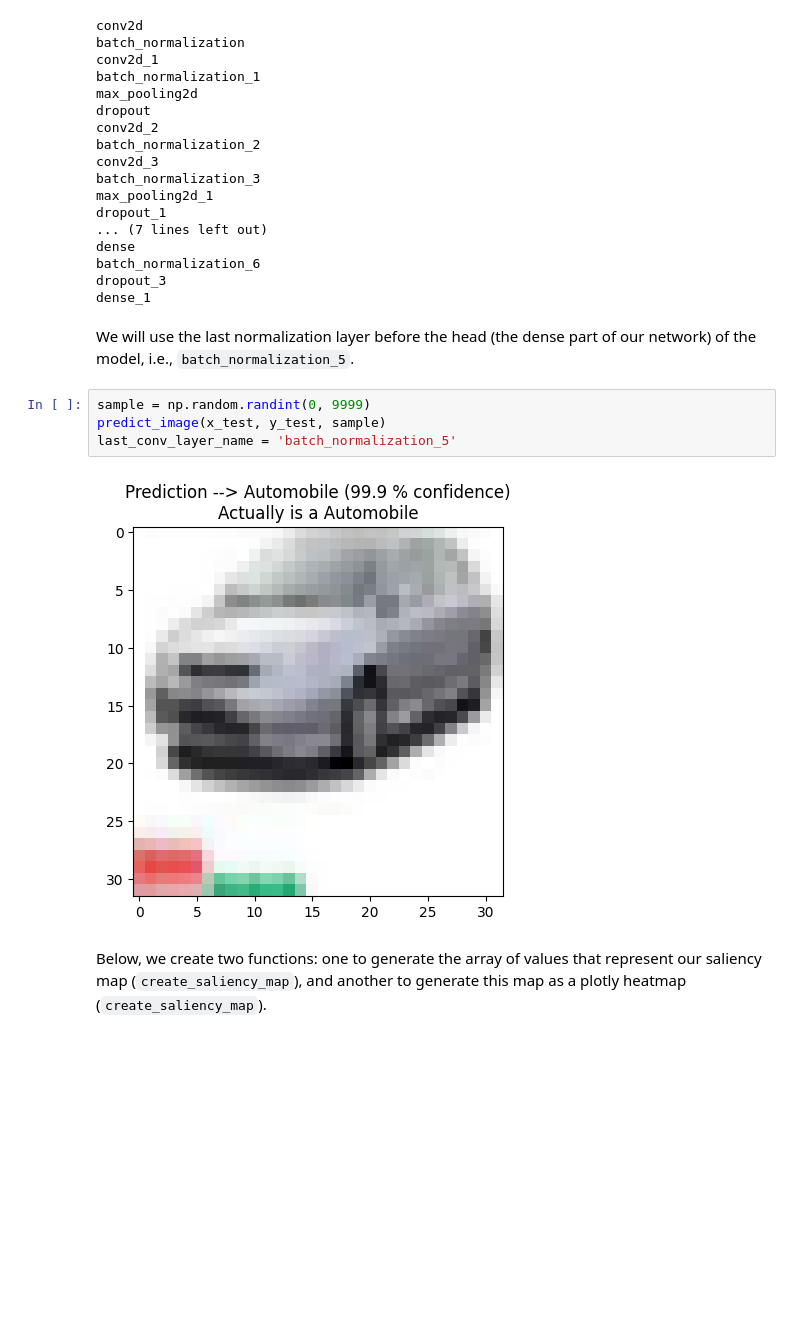
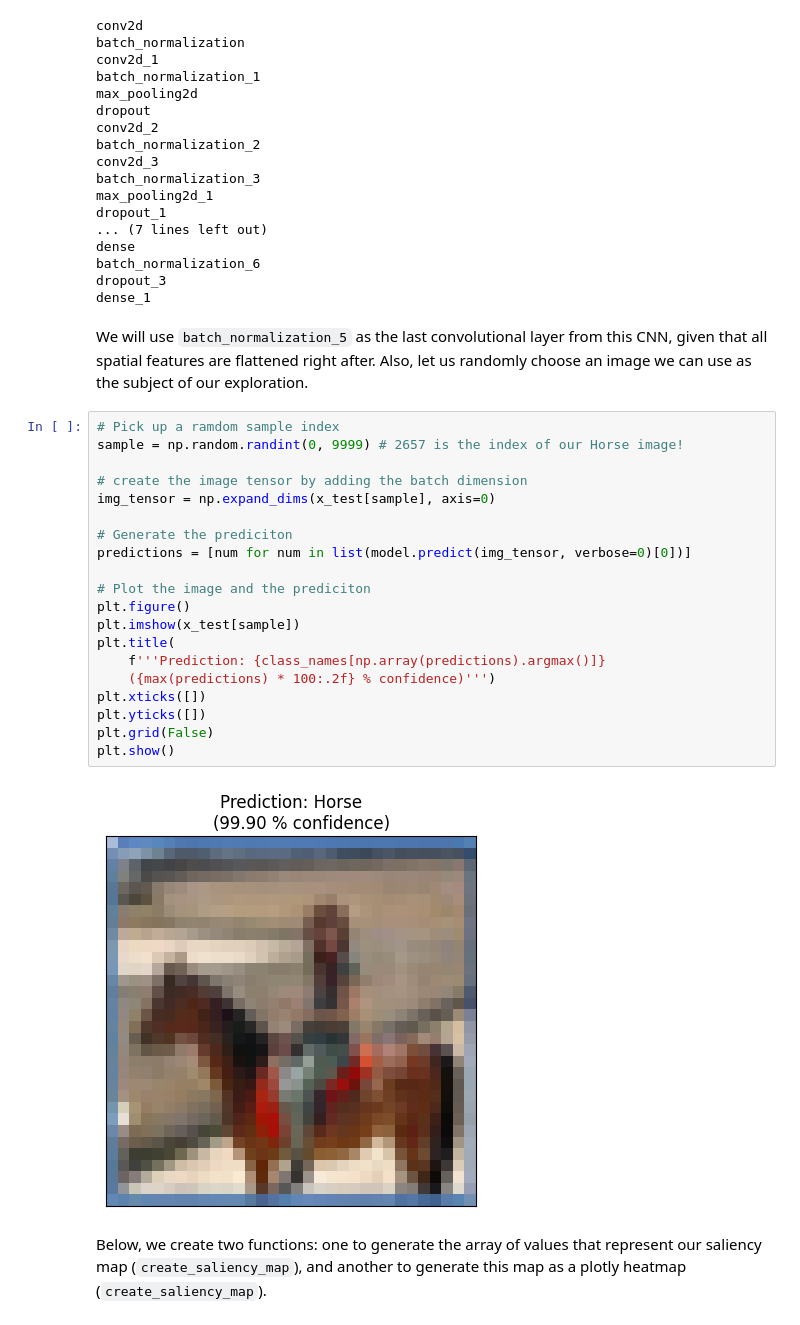
Before and after one commit to Nkluge-correa/TeenyTinyCastle, a Jupyter notebook: ML-Explainability/CV/CNN_attribution_maps.ipynb, the cells around one changed output. Drawn from its saved outputs; the diff is of its cells as text; blank space fills up the shorter version.

```diff
--- a/ML-Explainability/CV/CNN_attribution_maps.ipynb
+++ b/ML-Explainability/CV/CNN_attribution_maps.ipynb
@@ -128,14 +126,30 @@ dense
 batch_normalization_6
 dropout_3
 dense_1
-# %% [markdown]
-We will use the last normalization layer before the head (the dense part of our network) of the model, i.e., `batch_normalization_5`.
-# %%
-sample = np.random.randint(0, 9999)
-predict_image(x_test, y_test, sample)
-last_conv_layer_name = 'batch_normalization_5'
-# %% [output]
-[figure, removed]
+# %% [markdown]
+We will use `batch_normalization_5` as the last convolutional layer from this CNN, given that all spatial features are flattened right after. Also, let us randomly choose an image we can use as the subject of our exploration.
+# %%
+# Pick up a ramdom sample index
+sample = np.random.randint(0, 9999) # 2657 is the index of our Horse image!
+
+# create the image tensor by adding the batch dimension
+img_tensor = np.expand_dims(x_test[sample], axis=0)
+
+# Generate the prediciton
+predictions = [num for num in list(model.predict(img_tensor, verbose=0)[0])]
+
+# Plot the image and the prediciton
+plt.figure()
+plt.imshow(x_test[sample])
+plt.title(
+    f'''Prediction: {class_names[np.array(predictions).argmax()]}
+    ({max(predictions) * 100:.2f} % confidence)''')
+plt.xticks([])
+plt.yticks([])
+plt.grid(False)
+plt.show()
+# %% [output]
+[figure, added]
 # %% [markdown]
 Below, we create two functions: one to generate the array of values that represent our saliency map (`create_saliency_map`), and another to generate this map as a plotly heatmap (`create_saliency_map`).
 # %%
```
Also changed, not shown: parts of 16 cells of this notebook, 2 other files.
